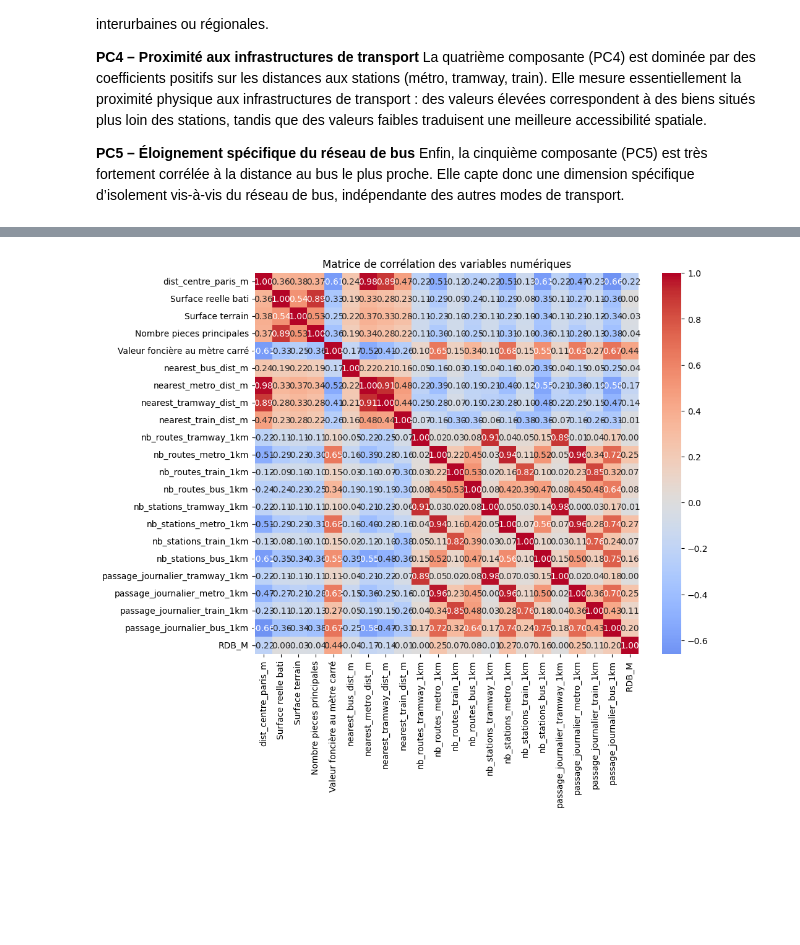
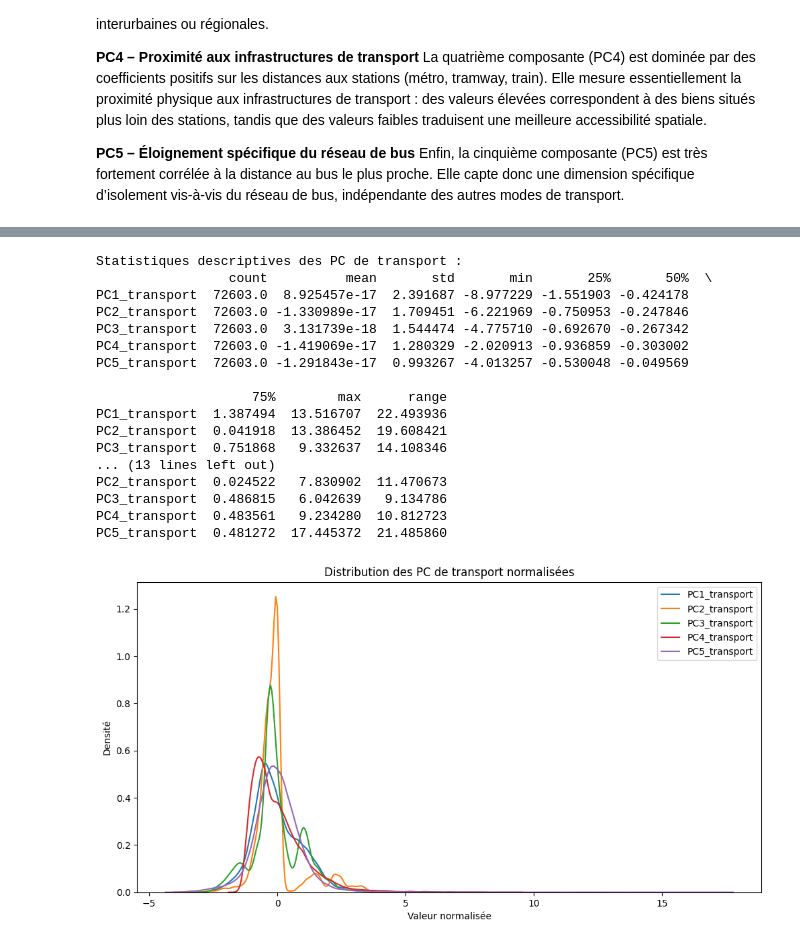
Before and after one commit to gaybrice/projet-python-ds, a Jupyter notebook: notebooks/main.ipynb, the cells around one changed output, grey strips where cells are left out. Saved outputs shown, nothing was run; the diff lists cells and outputs as text; code cells hidden in the pictures; blank space fills up the shorter version.

```diff
--- a/notebooks/main.ipynb
+++ b/notebooks/main.ipynb
@@ -1296,9 +1339,64 @@ Enfin, la cinquième composante (PC5) est très fortement corrélée à la dista
 # %%
-gdf_numeric = gdf.select_dtypes(include='number')
-corr_matrix = gdf_numeric.corr()
-plt.figure(figsize=(10,8))
-sns.heatmap(corr_matrix, annot=True, fmt=".2f", cmap='coolwarm', center=0)
-plt.title("Matrice de corrélation des variables numériques")
+import pandas as pd
+from sklearn.preprocessing import StandardScaler
+import matplotlib.pyplot as plt
+import seaborn as sns
+
+# --- Sélection des 5 PC de transport ---
+pc_vars = [f'PC{i+1}_transport' for i in range(5)]
+df_pc = gdf[pc_vars].dropna()  # retirer éventuels NaN
+
+# --- Statistiques descriptives avant normalisation ---
+desc_stats = df_pc.describe().T
+desc_stats['range'] = desc_stats['max'] - desc_stats['min']
+print("Statistiques descriptives des PC de transport :")
+print(desc_stats)
+
+# --- Normalisation (centré réduit) ---
+scaler = StandardScaler()
+df_pc_scaled = pd.DataFrame(scaler.fit_transform(df_pc), columns=pc_vars, index=df_pc.index)
+
+# --- Remplacer les PC originales dans le DataFrame par les versions normalisées ---
+gdf.loc[df_pc_scaled.index, pc_vars] = df_pc_scaled
+
+# --- Statistiques descriptives après normalisation ---
+desc_stats_scaled = df_pc_scaled.describe().T
+desc_stats_scaled['range'] = desc_stats_scaled['max'] - desc_stats_scaled['min']
+print("\nStatistiques descriptives des PC normalisées :")
+print(desc_stats_scaled)
+
+# --- Visualisation des distributions normalisées ---
+plt.figure(figsize=(12,6))
+for pc in pc_vars:
+    sns.kdeplot(gdf[pc], label=pc)
+plt.title("Distribution des PC de transport normalisées")
+plt.xlabel("Valeur normalisée")
+plt.ylabel("Densité")
+plt.legend()
 plt.show()
+
+
+# --- Vérification des statistiques globales après normalisation ---
+print("Moyenne des PC normalisées :")
+print(gdf[pc_vars].mean().round(3))
+print("\nÉcart-type des PC normalisées :")
+print(gdf[pc_vars].std().round(3))
 # %% [output]
+Statistiques descriptives des PC de transport :
+                 count          mean       std       min       25%       50%  \
+PC1_transport  72603.0  8.925457e-17  2.391687 -8.977229 -1.551903 -0.424178
+PC2_transport  72603.0 -1.330989e-17  1.709451 -6.221969 -0.750953 -0.247846
+PC3_transport  72603.0  3.131739e-18  1.544474 -4.775710 -0.692670 -0.267342
+PC4_transport  72603.0 -1.419069e-17  1.280329 -2.020913 -0.936859 -0.303002
+PC5_transport  72603.0 -1.291843e-17  0.993267 -4.013257 -0.530048 -0.049569
+
+                    75%        max      range
+PC1_transport  1.387494  13.516707  22.493936
+PC2_transport  0.041918  13.386452  19.608421
+PC3_transport  0.751868   9.332637  14.108346
+... (13 lines left out)
+PC2_transport  0.024522   7.830902  11.470673
+PC3_transport  0.486815   6.042639   9.134786
+PC4_transport  0.483561   9.234280  10.812723
+PC5_transport  0.481272  17.445372  21.485860
-[figure, old version]
+[figure, new version]
```
Also changed, not shown: parts of 11 cells of this notebook.
